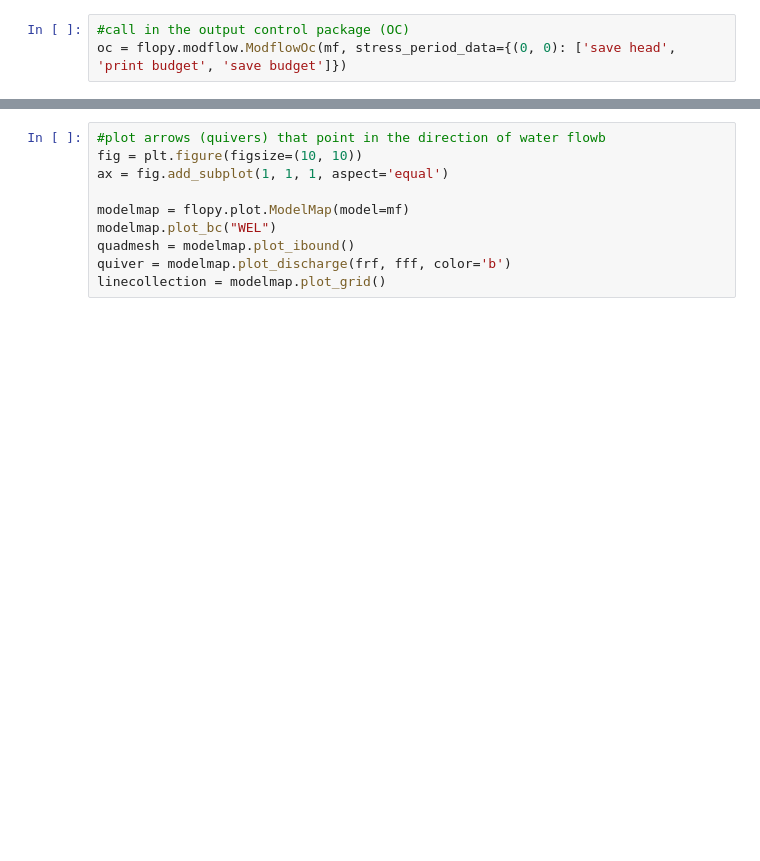
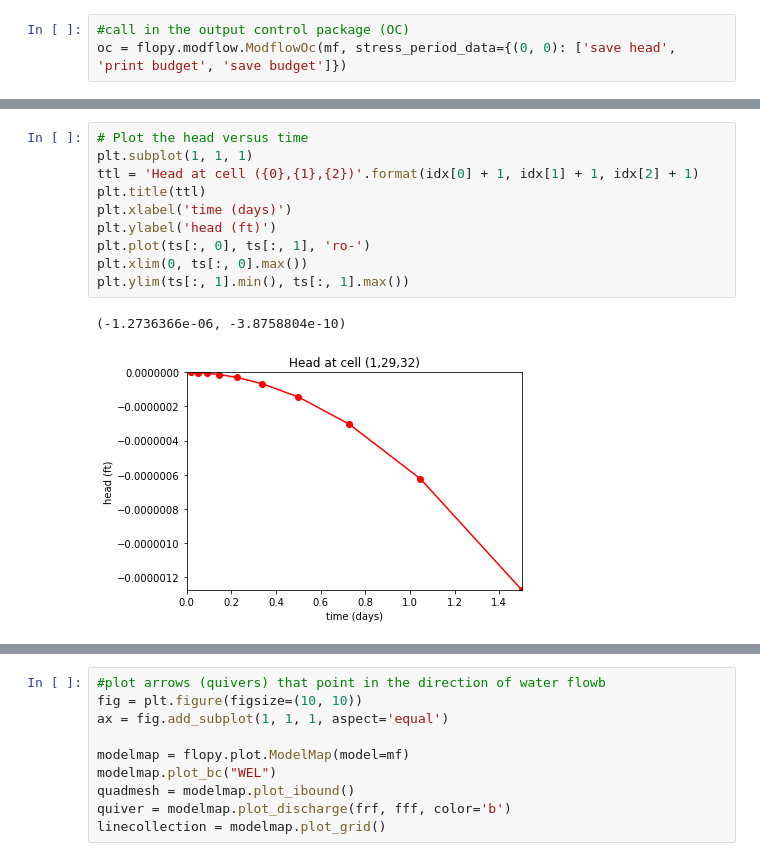
Before and after one commit to jordw22/modflow_epa, a Jupyter notebook: Notebooks/Problem 19 - Application of a Groundwater Flow Model to a Water Supply Problem.ipynb, the cells around one changed output, grey strips where cells are left out. Saved outputs shown, nothing was run; the diff lists cells and outputs as text; blank space fills up the shorter version.

```diff
--- a/Notebooks/Problem 19 - Application of a Groundwater Flow Model to a Water Supply Problem.ipynb
+++ b/Notebooks/Problem 19 - Application of a Groundwater Flow Model to a Water Supply Problem.ipynb
@@ -121,0 +143,13 @@ print(ts)
+# %%
+# Plot the head versus time
+plt.subplot(1, 1, 1)
+ttl = 'Head at cell ({0},{1},{2})'.format(idx[0] + 1, idx[1] + 1, idx[2] + 1)
+plt.title(ttl)
+plt.xlabel('time (days)')
+plt.ylabel('head (ft)')
+plt.plot(ts[:, 0], ts[:, 1], 'ro-')
+plt.xlim(0, ts[:, 0].max())
+plt.ylim(ts[:, 1].min(), ts[:, 1].max())
+# %% [output]
+(-1.2736366e-06, -3.8758804e-10)
+[figure, added]
```
Also changed, not shown: parts of 18 cells of this notebook.
